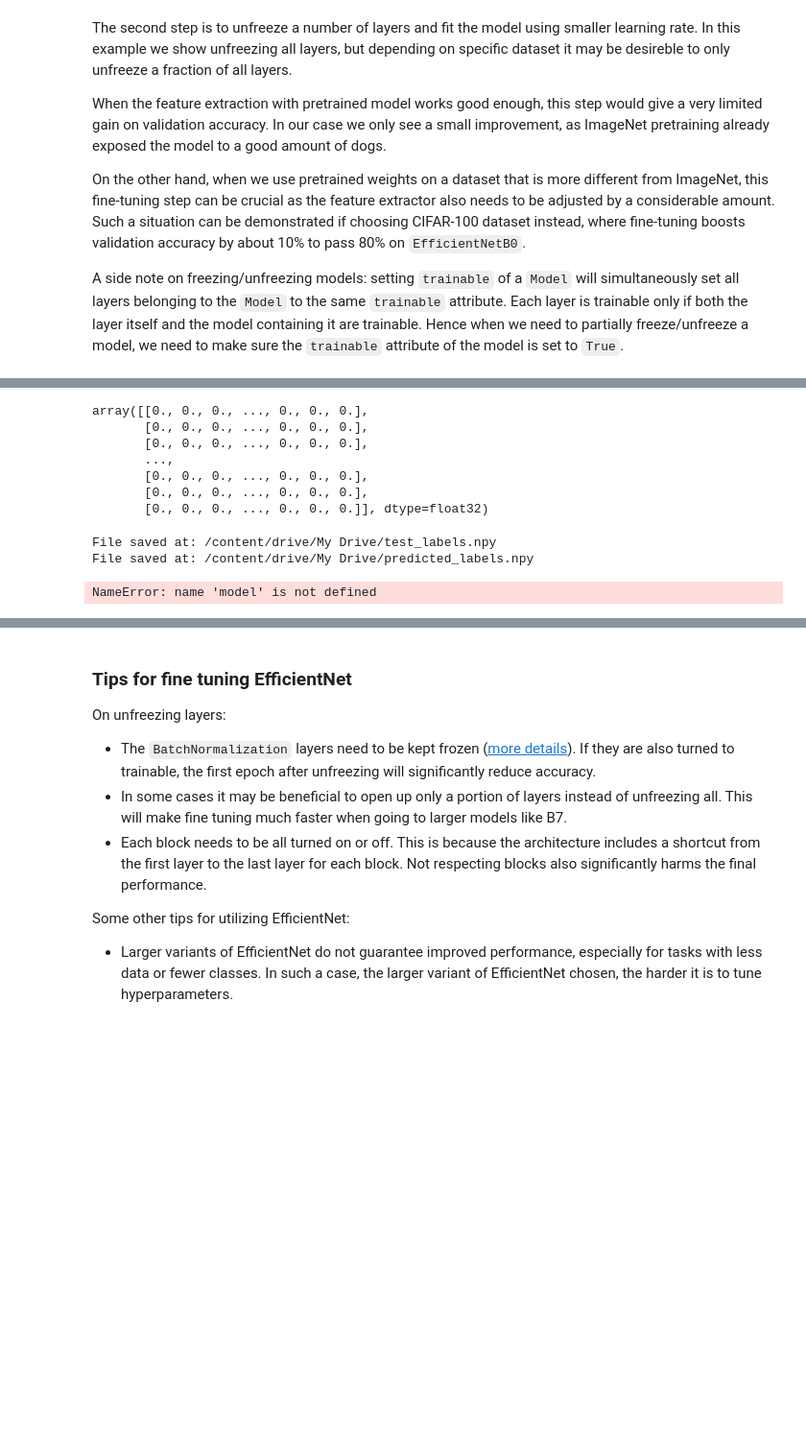
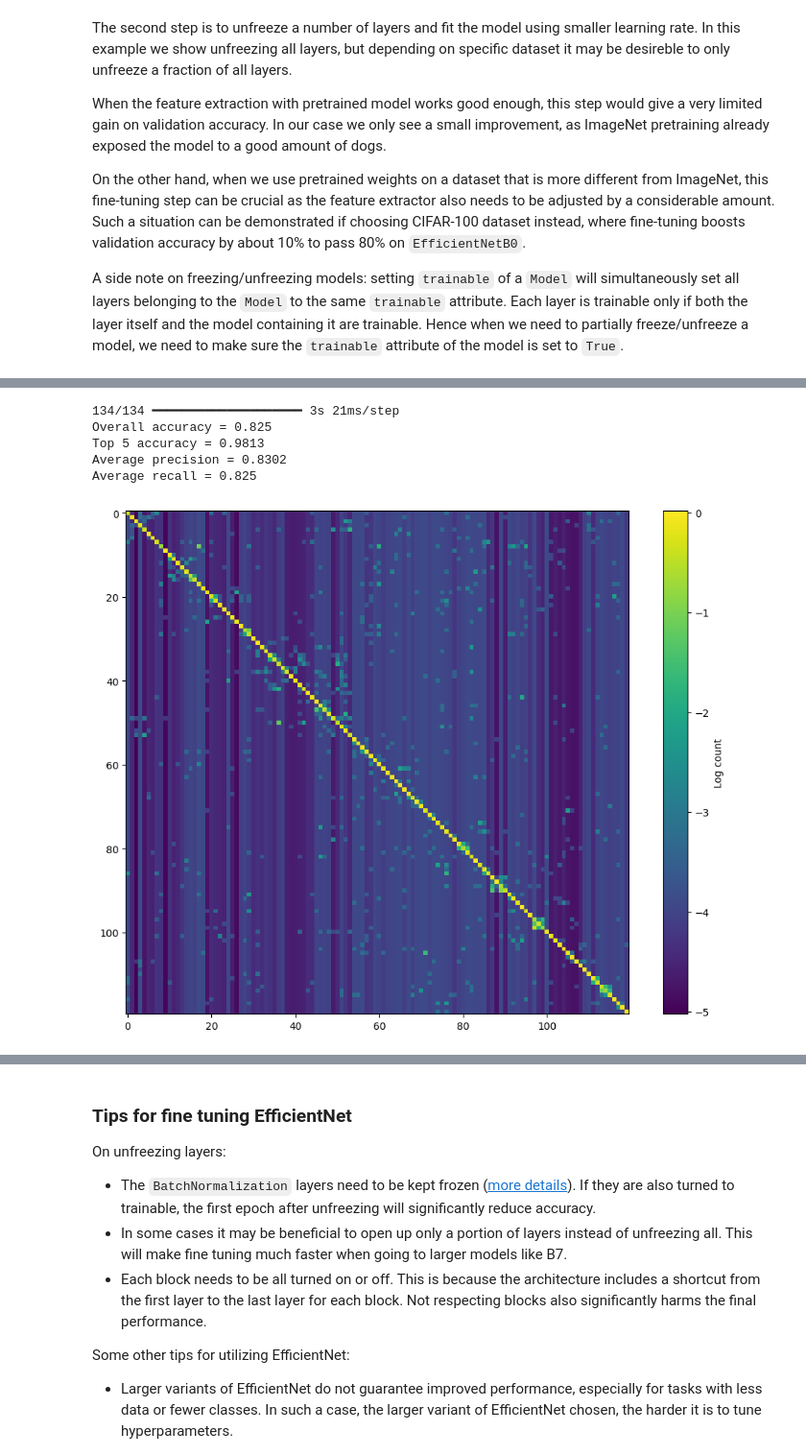
Before and after one commit to e-shevchuk/CSCI-E25, a Jupyter notebook: examples/vision/ipynb/image_classification_efficientnet_fine_tuning.ipynb, the cells around one changed output, grey strips where cells are left out. Shown at 96% size. Cells and saved outputs as stored; diff of their text form; code cells hidden in the pictures; blank space fills up the shorter version.

```diff
--- a/examples/vision/ipynb/image_classification_efficientnet_fine_tuning.ipynb
+++ b/examples/vision/ipynb/image_classification_efficientnet_fine_tuning.ipynb
@@ -534,5 +502,5 @@ Note that the convergence may take up to 50 epochs depending on choice of learni
 If image augmentation layers were not
 applied, the validation accuracy may only reach ~60%.
 # %%
-model = build_model(num_classes=NUM_CLASSES)
+model, make_checkpoints, loaded = build_model(num_classes=NUM_CLASSES)
 # %% [output]
@@ -612,27 +576,0 @@ test_labels.shape, predicted_labels.shape
-# %%
-test_labels
-# %% [output]
-array([[0., 0., 0., ..., 0., 0., 0.],
-       [0., 0., 0., ..., 0., 0., 0.],
-       [0., 0., 0., ..., 0., 0., 0.],
-       ...,
-       [0., 0., 0., ..., 0., 0., 0.],
-       [0., 0., 0., ..., 0., 0., 0.],
-       [0., 0., 0., ..., 0., 0., 0.]], dtype=float32)
-# %%
-# Define save path in Google Drive
-save_path = "/content/drive/My Drive/test_labels.npy"
-# Save NumPy array
-np.save(save_path, test_labels)
-# Print saved path
-print(f"File saved at: {save_path}")
-
-# Define save path in Google Drive
-save_path = "/content/drive/My Drive/predicted_labels.npy"
-# Save NumPy array
-np.save(save_path, predicted_labels)
-# Print saved path
-print(f"File saved at: {save_path}")
-# %% [output]
-File saved at: /content/drive/My Drive/test_labels.npy
-File saved at: /content/drive/My Drive/predicted_labels.npy
@@ -644,25 +577,44 @@ predicted_labels = np.load('/content/drive/My Drive/predicted_labels.npy')
 # %%
 import sklearn.metrics as metrics
 
-def print_model_performance(test_labels, predicted_labels):
+def print_model_performance(test_labels, test_model):
+    ## Compute predicted labels
+    predictions = test_model.predict(ds_test, batch_size=1)
+    predicted = predictions.argmax(axis=1)
+
     k = 5
-    print('Overall accuracy = ' + str(round(metrics.accuracy_score(test_labels, predicted_labels), 4)))
-    # print('Top 5 accuracy = ' + str(round(metrics.top_k_accuracy_score(test_labels, predictions, k=k),4)))
+    print('Overall accuracy = ' + str(round(metrics.accuracy_score(test_labels, predicted), 4)))
+    print('Top 5 accuracy = ' + str(round(metrics.top_k_accuracy_score(test_labels, predictions, k=k),4)))
 
-    # unique_labels, label_counts = np.unique(test_labels, return_counts=True)
-    # class_precision = metrics.precision_score(test_labels, predicted, labels=unique_labels, average=None)
-    # class_recall = metrics.recall_score(test_labels, predicted, labels=unique_labels, average=None)
+    unique_labels, label_counts = np.unique(test_labels, return_counts=True)
+    class_precision = metrics.precision_score(test_labels, predicted, labels=unique_labels, average=None)
+    class_recall = metrics.recall_score(test_labels, predicted, labels=unique_labels, average=None)
 
-    # sum_label_counts = np.sum(label_counts)
-    # weighted_average = lambda x: round(np.sum(np.divide(x * label_counts, sum_label_counts)), 4)
-    # print('Average precision = ' + str(weighted_average(class_precision)))
-    # print('Average recall = ' + str(weighted_average(class_recall)))
+    sum_label_counts = np.sum(label_counts)
+    weighted_average = lambda x: round(np.sum(np.divide(x * label_counts, sum_label_counts)), 4)
+    print('Average precision = ' + str(weighted_average(class_precision)))
+    print('Average recall = ' + str(weighted_average(class_recall)))
+    return predicted
 
-# predictions = model.predict(ds_test, batch_size=1)
-# predicted_labels = predictions.argmax(axis=1)
-
-# test_labels = np.concatenate([y.numpy() for _, y in ds_test])
-print_model_performance(test_labels, model)
+one_hot_labels = [x for _,x in  ds_test.unbatch().as_numpy_iterator()]
+test_labels = np.argmax(one_hot_labels, axis=1)
+predicted = print_model_performance(test_labels, model)
 # %% [output]
-NameError: name 'model' is not defined
+134/134 ━━━━━━━━━━━━━━━━━━━━ 3s 21ms/step
+Overall accuracy = 0.825
+Top 5 accuracy = 0.9813
+Average precision = 0.8302
+Average recall = 0.825
+# %%
+def plot_confusion_matrix(test_labels, predicted):
+    confusion_matrix = metrics.confusion_matrix(test_labels, predicted)
+
+    plt.figure(figsize = (12,9))
+    p = plt.imshow(np.log(np.divide(confusion_matrix + 1.0, np.sum(confusion_matrix, axis=1))))
+    cb = plt.colorbar(p)
+    _=cb.set_label('Log count')
+
+plot_confusion_matrix(test_labels, predicted)
+# %% [output]
+[figure, added]
 # %%
```
Also changed, not shown: parts of 19 cells of this notebook.
